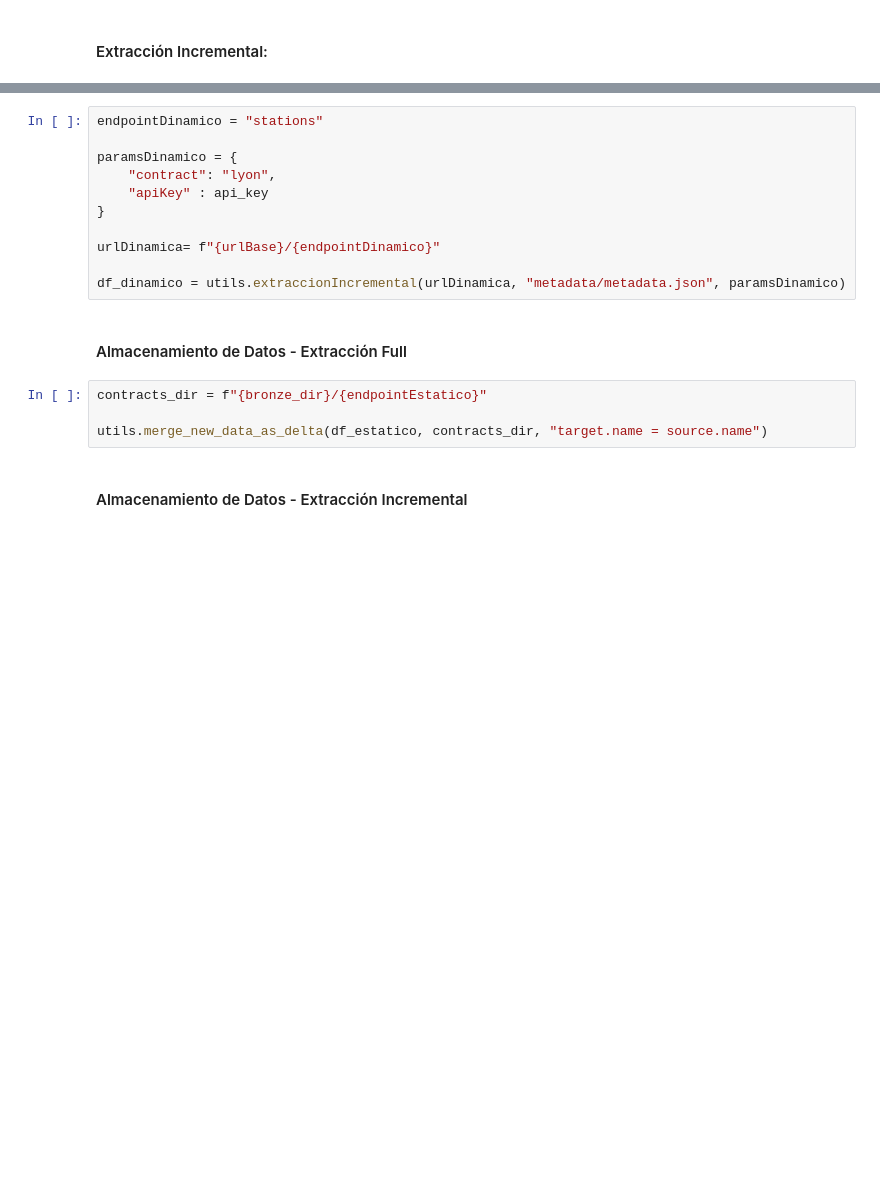
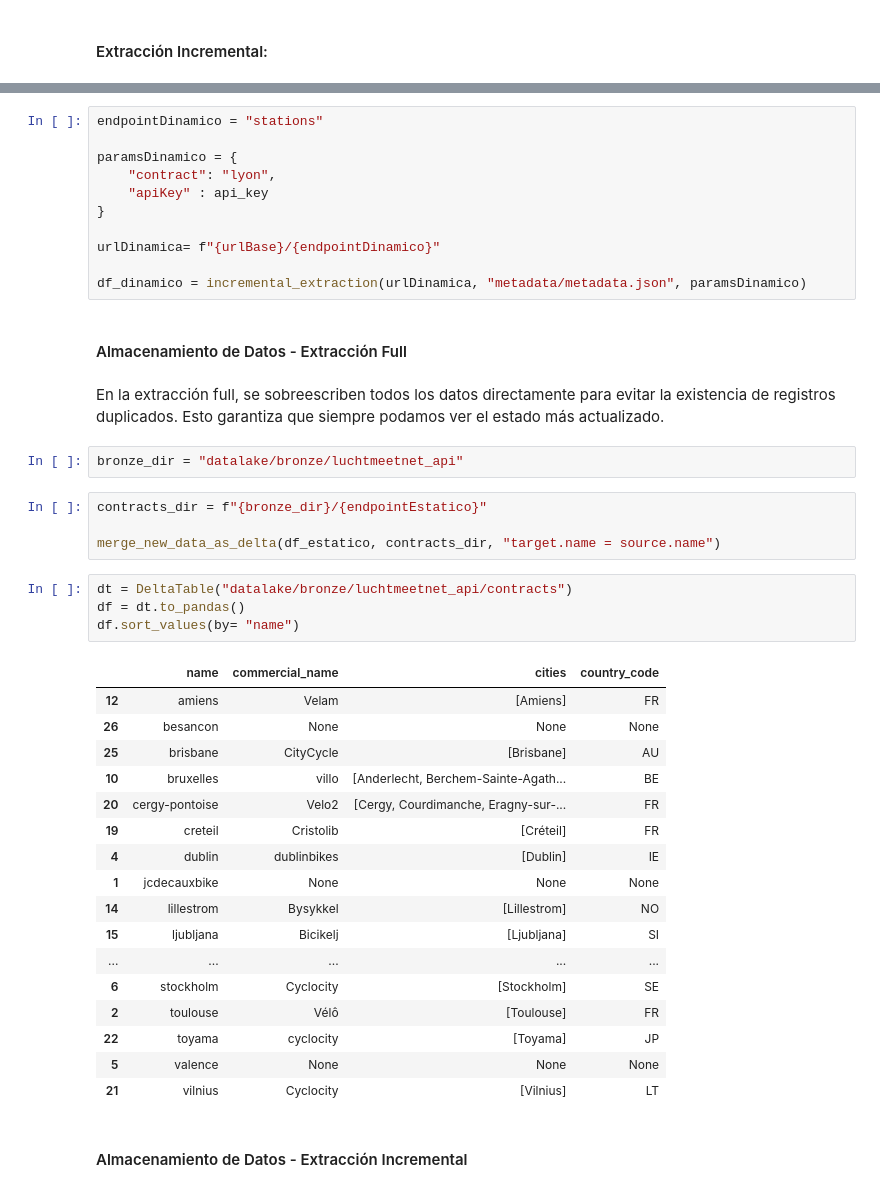
Before and after one commit to npinkas/TPDataEngineering, a Jupyter notebook: NataliaPinkas_TP1.ipynb, the cells around one changed output, grey strips where cells are left out. Drawn from its saved outputs; the diff is of its cells as text; blank space fills up the shorter version.

```diff
--- a/NataliaPinkas_TP1.ipynb
+++ b/NataliaPinkas_TP1.ipynb
@@ -193,12 +178,38 @@ paramsDinamico = {
 
 urlDinamica= f"{urlBase}/{endpointDinamico}"
 
-df_dinamico = utils.extraccionIncremental(urlDinamica, "metadata/metadata.json", paramsDinamico)
+df_dinamico = incremental_extraction(urlDinamica, "metadata/metadata.json", paramsDinamico)
 # %% [markdown]
 #### Almacenamiento de Datos - Extracción Full
+# %% [markdown]
+En la extracción full, se sobreescriben todos los datos directamente para evitar la existencia de registros duplicados. Esto garantiza que siempre podamos ver el estado más actualizado.
+# %%
+bronze_dir = "datalake/bronze/luchtmeetnet_api"
 # %%
 contracts_dir = f"{bronze_dir}/{endpointEstatico}"
 
-utils.merge_new_data_as_delta(df_estatico, contracts_dir, "target.name = source.name")
+merge_new_data_as_delta(df_estatico, contracts_dir, "target.name = source.name")
+# %%
+dt = DeltaTable("datalake/bronze/luchtmeetnet_api/contracts")
+df = dt.to_pandas()
+df.sort_values(by= "name")
+# %% [output]
+|  | name | commercial_name | cities | country_code |
+| 12 | amiens | Velam | [Amiens] | FR |
+| 26 | besancon | None | None | None |
+| 25 | brisbane | CityCycle | [Brisbane] | AU |
+| 10 | bruxelles | villo | [Anderlecht, Berchem-Sainte-Agath... | BE |
+| 20 | cergy-pontoise | Velo2 | [Cergy, Courdimanche, Eragny-sur-... | FR |
+| 19 | creteil | Cristolib | [Créteil] | FR |
+| 4 | dublin | dublinbikes | [Dublin] | IE |
+| 1 | jcdecauxbike | None | None | None |
+| 14 | lillestrom | Bysykkel | [Lillestrom] | NO |
+| 15 | ljubljana | Bicikelj | [Ljubljana] | SI |
+| ... | ... | ... | ... | ... |
+| 6 | stockholm | Cyclocity | [Stockholm] | SE |
+| 2 | toulouse | Vélô | [Toulouse] | FR |
+| 22 | toyama | cyclocity | [Toyama] | JP |
+| 5 | valence | None | None | None |
+| 21 | vilnius | Cyclocity | [Vilnius] | LT |
 # %% [markdown]
 #### Almacenamiento de Datos - Extracción Incremental
```
Also changed, not shown: parts of 11 cells of this notebook, 2 other files.
